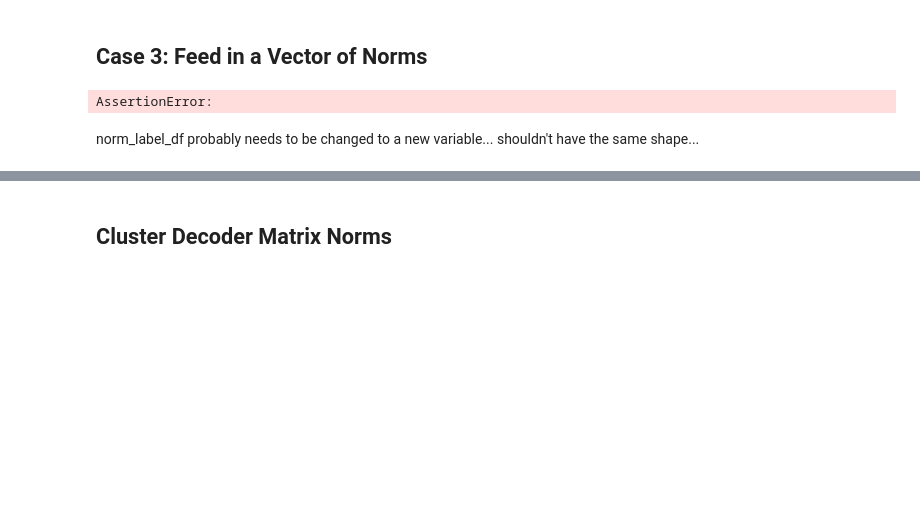
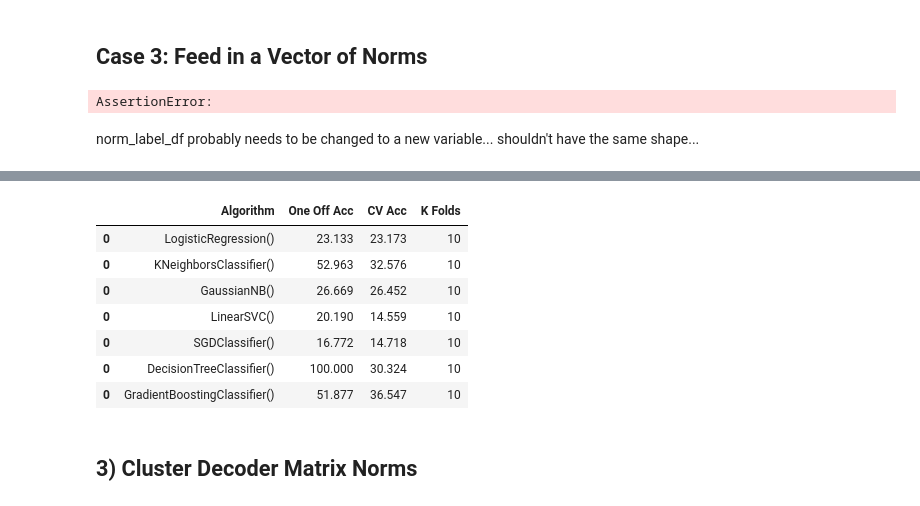
Before and after one commit to kdmalc/personalization-privacy-risk, a Jupyter notebook: 101_Initial_Privacy_Attack.ipynb, the cells around one changed output, grey strips where cells are left out. Saved outputs shown, nothing was run; the diff lists cells and outputs as text; code cells hidden in the pictures; blank space fills up the shorter version.

```diff
--- a/101_Initial_Privacy_Attack.ipynb
+++ b/101_Initial_Privacy_Attack.ipynb
@@ -613,0 +683,3 @@ norm_vec_res_df.head(100)
+# %%
+emgPCA_res_df = pd.DataFrame(columns=my_metrics_cols)
+emgPCA_res_df.head()
@@ -613,0 +688,13 @@ norm_vec_res_df.head(100)
+# %%
+emg_PCA_df = pd.DataFrame(x_pca)
+# %%
+try:
+    X_train, y_train, X_test, y_test, X_val, y_val = train_test_val_split(emg_PCA_df, emg_labels_NC_df)
+except ValueError:
+    # You probably turned off validation so just remove the val sets
+    print("Excepted value error")
+    X_train, y_train, X_test, y_test = train_test_val_split(emg_PCA_df, emg_labels_NC_df)
+y_train = np.ravel(y_train)
+
+print(X_train.shape)
+X_train.head()
@@ -613,0 +709,3 @@ norm_vec_res_df.head(100)
+# %%
+for model in my_models:
+    emgPCA_res_df = train_model(model, X_train, y_train, cv, emgPCA_res_df)
@@ -614,2 +720,13 @@ norm_vec_res_df.head(100)
+# %%
+emgPCA_res_df.head(100)
+# %% [output]
+|  | Algorithm | One Off Acc | CV Acc | K Folds |
+| 0 | LogisticRegression() | 23.133 | 23.173 | 10 |
+| 0 | KNeighborsClassifier() | 52.963 | 32.576 | 10 |
+| 0 | GaussianNB() | 26.669 | 26.452 | 10 |
+| 0 | LinearSVC() | 20.190 | 14.559 | 10 |
+| 0 | SGDClassifier() | 16.772 | 14.718 | 10 |
+| 0 | DecisionTreeClassifier() | 100.000 | 30.324 | 10 |
+| 0 | GradientBoostingClassifier() | 51.877 | 36.547 | 10 |
 # %% [markdown]
-## Cluster Decoder Matrix Norms
+## 3) Cluster Decoder Matrix Norms
```
Also changed, not shown: parts of 27 cells of this notebook.
